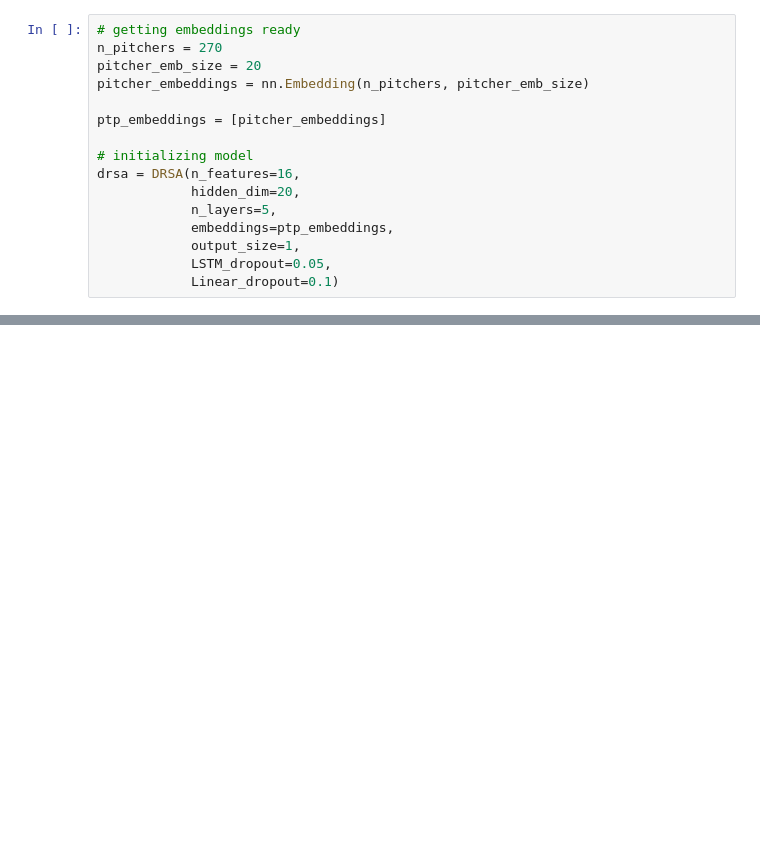
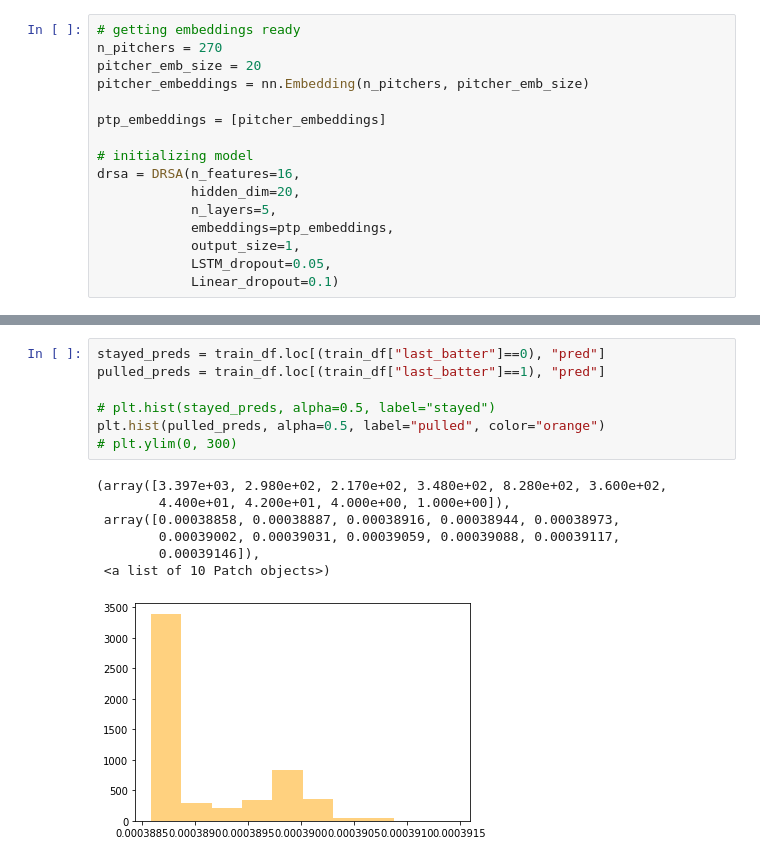
Before and after one commit to collinprather/pull-the-pitcher, a Jupyter notebook: modeling/benchmarking.ipynb, the cells around one changed output, grey strips where cells are left out. Drawn from its saved outputs; the diff is of its cells as text; blank space fills up the shorter version.

```diff
--- a/modeling/benchmarking.ipynb
+++ b/modeling/benchmarking.ipynb
@@ -242,3 +275,18 @@ train_df = pd.DataFrame(np.hstack([train_features, preds]), columns=cols+["last_
+# %%
+stayed_preds = train_df.loc[(train_df["last_batter"]==0), "pred"]
+pulled_preds = train_df.loc[(train_df["last_batter"]==1), "pred"]
+
+# plt.hist(stayed_preds, alpha=0.5, label="stayed")
+plt.hist(pulled_preds, alpha=0.5, label="pulled", color="orange")
+# plt.ylim(0, 300)
+# %% [output]
+(array([3.397e+03, 2.980e+02, 2.170e+02, 3.480e+02, 8.280e+02, 3.600e+02,
+        4.400e+01, 4.200e+01, 4.000e+00, 1.000e+00]),
+ array([0.00038858, 0.00038887, 0.00038916, 0.00038944, 0.00038973,
+        0.00039002, 0.00039031, 0.00039059, 0.00039088, 0.00039117,
+        0.00039146]),
+ <a list of 10 Patch objects>)
+[figure, added]
 # %%
 fig, ax = plt.subplots(1, 2, figsize=(12, 4))
 preds_histogram(train_df["last_batter"], train_df["pred"], ax=ax[0], ylim = (0, 6000), title="2016-2018 train predictions")
```
Also changed, not shown: parts of 17 cells of this notebook, 2 other files.
